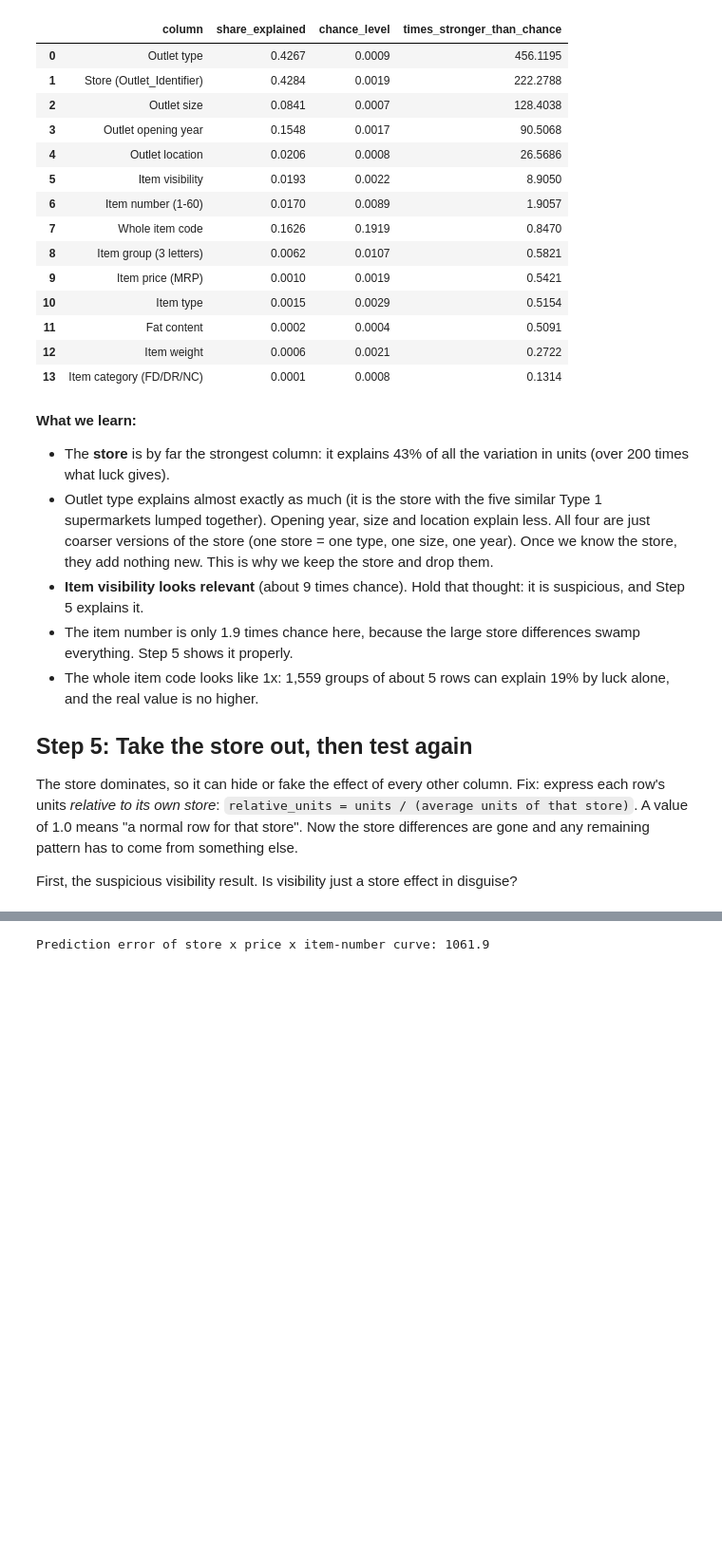
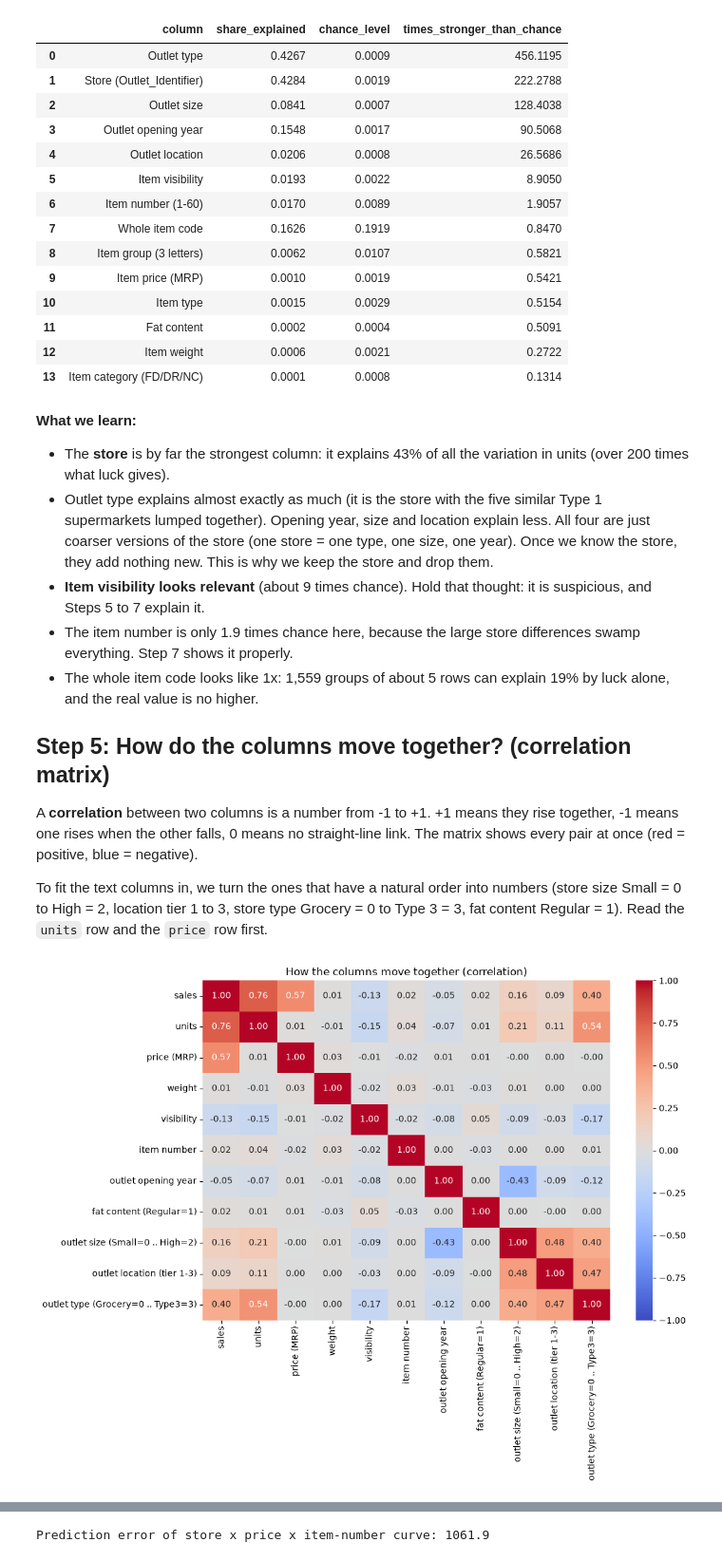
Before and after one commit to Toj-0477/AMBA, a Jupyter notebook: 2. eda_analysis.ipynb, the cells around one changed output, grey strips where cells are left out. Shown at 95% size. Saved outputs shown, nothing was run; the diff lists cells and outputs as text; code cells hidden in the pictures; blank space fills up the shorter version.

```diff
--- a/2. eda_analysis.ipynb
+++ b/2. eda_analysis.ipynb
@@ -312,12 +313,34 @@ units_result.round(4)
 **What we learn:**
 - The **store** is by far the strongest column: it explains 43% of all the variation in units (over 200 times what luck gives).
 - Outlet type explains almost exactly as much (it is the store with the five similar Type 1 supermarkets lumped together). Opening year, size and location explain less. All four are just coarser versions of the store (one store = one type, one size, one year). Once we know the store, they add nothing new. This is why we keep the store and drop them.
-- **Item visibility looks relevant** (about 9 times chance). Hold that thought: it is suspicious, and Step 5 explains it.
-- The item number is only 1.9 times chance here, because the large store differences swamp everything. Step 5 shows it properly.
+- **Item visibility looks relevant** (about 9 times chance). Hold that thought: it is suspicious, and Steps 5 to 7 explain it.
+- The item number is only 1.9 times chance here, because the large store differences swamp everything. Step 7 shows it properly.
 - The whole item code looks like 1x: 1,559 groups of about 5 rows can explain 19% by luck alone, and the real value is no higher.
 
-## Step 5: Take the store out, then test again
+## Step 5: How do the columns move together? (correlation matrix)
 
-The store dominates, so it can hide or fake the effect of every other column. Fix: express each row's units *relative to its own store*: `relative_units = units / (average units of that store)`. A value of 1.0 means "a normal row for that store". Now the store differences are gone and any remaining pattern has to come from something else.
+A **correlation** between two columns is a number from -1 to +1. +1 means they rise together, -1 means one rises when the other falls, 0 means no straight-line link. The matrix shows every pair at once (red = positive, blue = negative).
 
-First, the suspicious visibility result. Is visibility just a store effect in disguise?
+To fit the text columns in, we turn the ones that have a natural order into numbers (store size Small = 0 to High = 2, location tier 1 to 3, store type Grocery = 0 to Type 3 = 3, fat content Regular = 1). Read the `units` row and the `price` row first.
+# %%
+numbers = pd.DataFrame({
+    "sales": train[target],
+    "units": train["units"],
+    "price (MRP)": train["Item_MRP"],
+    "weight": train["Item_Weight"],
+    "visibility": train["Item_Visibility"],
+    "item number": train["item_number"],
+    "outlet opening year": train["Outlet_Establishment_Year"],
+    "fat content (Regular=1)": (train["Item_Fat_Content"] == "Regular").astype(int),
+    "outlet size (Small=0 .. High=2)": train["Outlet_Size"].map({"Small": 0, "Medium": 1, "High": 2}),
+    "outlet location (tier 1-3)": train["Outlet_Location_Type"].str[-1].astype(int),
+    "outlet type (Grocery=0 .. Type3=3)": train["Outlet_Type"].map({"Grocery Store": 0, "Supermarket Type1": 1, "Supermarket Type2": 2, "Supermarket Type3": 3}),
+})
+
+plt.figure(figsize=(11, 8.5))
+sns.heatmap(numbers.corr(), annot=True, fmt=".2f", cmap="coolwarm", vmin=-1, vmax=1)
+plt.title("How the columns move together (correlation)")
+plt.tight_layout()
+plt.show()
+# %% [output]
+[figure, added]
```
Also changed, not shown: parts of 14 cells of this notebook, 5 other files.
